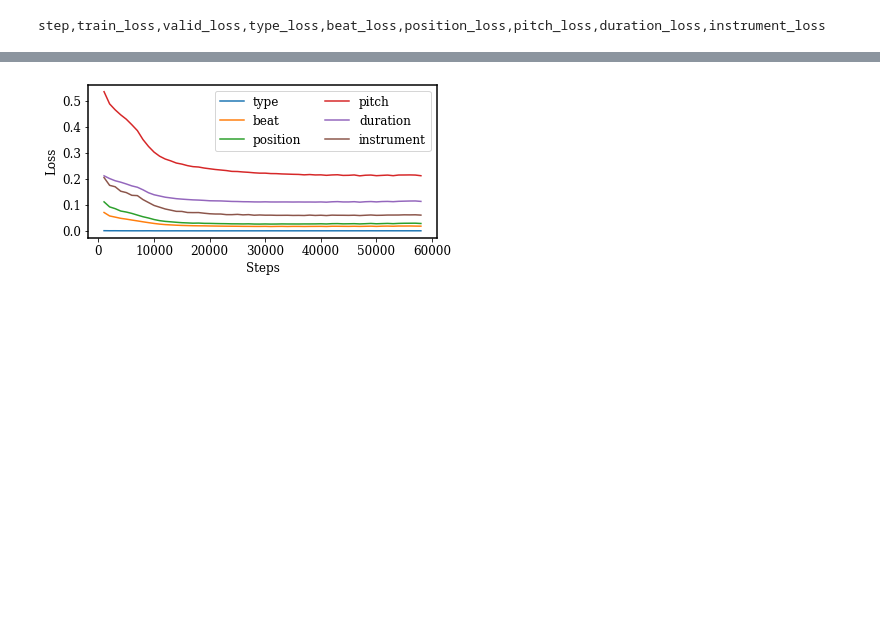
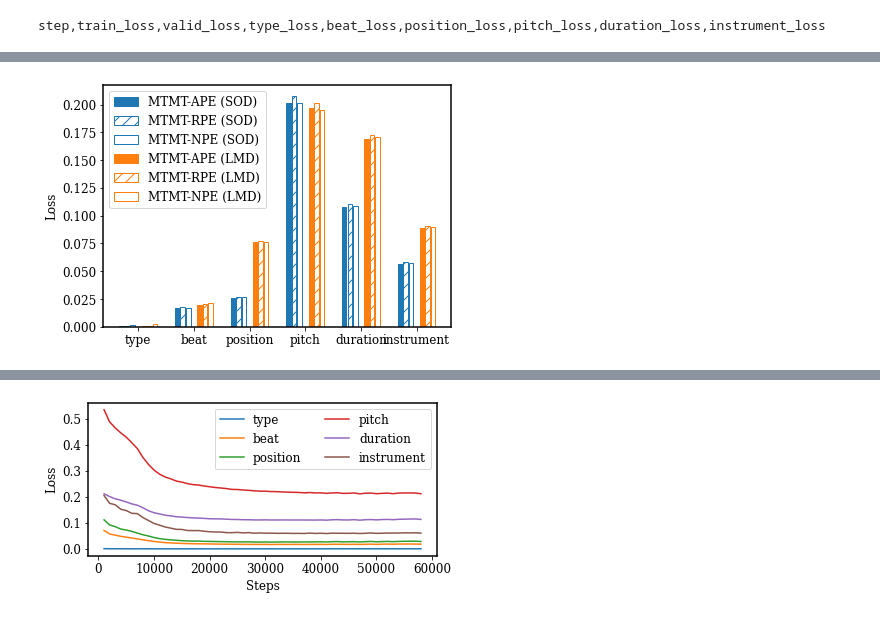
Before and after one commit to salu133445/mmt, a Jupyter notebook: anaylsis.ipynb, the cells around one changed output, grey strips where cells are left out. Saved outputs shown, nothing was run; the diff lists cells and outputs as text; code cells hidden in the pictures; blank space fills up the shorter version.

```diff
--- a/anaylsis.ipynb
+++ b/anaylsis.ipynb
@@ -33,0 +37,24 @@ plt.show()
+# %%
+idx_ape = np.argmin(loss_ape[:, 2])
+idx_rpe = np.argmin(loss_rpe[:, 2])
+idx_npe = np.argmin(loss_npe[:, 2])
+idx_lmd_ape = np.argmin(loss_lmd_ape[:, 2])
+idx_lmd_rpe = np.argmin(loss_lmd_rpe[:, 2])
+idx_lmd_npe = np.argmin(loss_lmd_npe[:, 2])
+# %%
+plt.figure(figsize=(6, 4))
+plt.bar(np.arange(6) - .3, loss_ape[idx_ape, 3:], .08, facecolor="C0", edgecolor="C0", label="MTMT-APE (SOD)")
+plt.bar(np.arange(6) - .2, loss_rpe[idx_rpe, 3:], .08, facecolor="w", edgecolor="C0", hatch="//", label="MTMT-RPE (SOD)")
+plt.bar(np.arange(6) - .1, loss_npe[idx_npe, 3:], .08, facecolor="w", edgecolor="C0", label="MTMT-NPE (SOD)")
+plt.bar(np.arange(6) + .1, loss_lmd_ape[idx_lmd_ape, 3:], .08, facecolor="C1", edgecolor="C1", label="MTMT-APE (LMD)")
+plt.bar(np.arange(6) + .2, loss_lmd_rpe[idx_lmd_rpe, 3:], .08, facecolor="w", edgecolor="C1", hatch="//", label="MTMT-RPE (LMD)")
+plt.bar(np.arange(6) + .3, loss_lmd_npe[idx_lmd_npe, 3:], .08, facecolor="w", edgecolor="C1", label="MTMT-NPE (LMD)")
+plt.xticks(np.arange(6), ["type", "beat", "position", "pitch", "duration", "instrument"])
+plt.legend()
+plt.ylabel("Loss")
+plt.tight_layout()
+# plt.savefig("losses.pdf", bbox_inches="tight")
+# plt.savefig("losses.png", bbox_inches="tight")
+plt.show()
+# %% [output]
+[figure, added]
```
Also changed, not shown: parts of 8 cells of this notebook, 9 other files.
